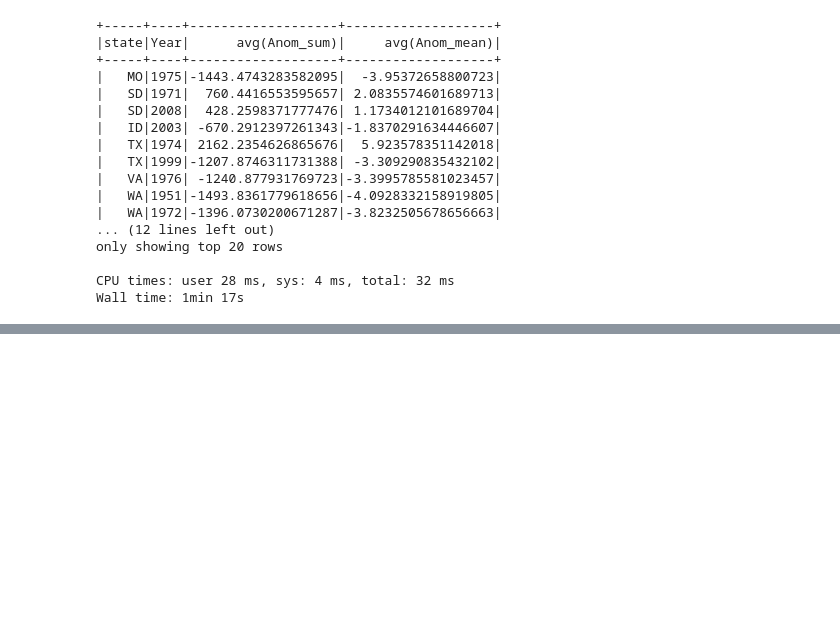
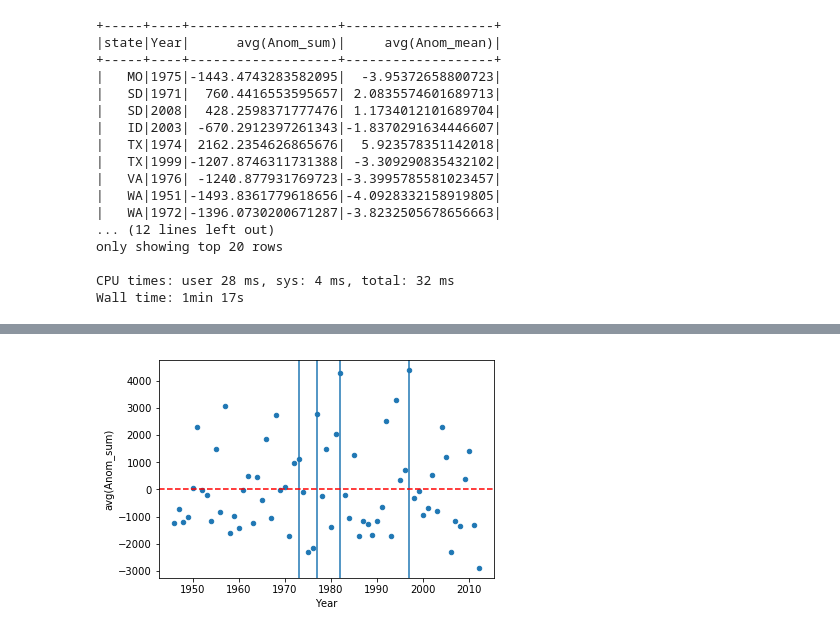
Before and after one commit to chiennifer/Public-DSC291, a Jupyter notebook: hw3/Jason.ipynb, the cells around one changed output, grey strips where cells are left out. Drawn from its saved outputs; the diff is of its cells as text; code cells hidden in the pictures; blank space fills up the shorter version.

```diff
--- a/hw3/Jason.ipynb
+++ b/hw3/Jason.ipynb
@@ -268,0 +292,8 @@ plt.show()
+# %%
+major_elnino = [1973, 1977, 1982, 1997]
+pdf.plot.scatter('Year', 'avg(Anom_sum)')
+for x in major_elnino: plt.axvline(x)
+plt.axhline(0, linestyle = '--', color = 'r')
+plt.show()
+# %% [output]
+[figure, added]
```
Also changed, not shown: parts of 4 cells of this notebook.
